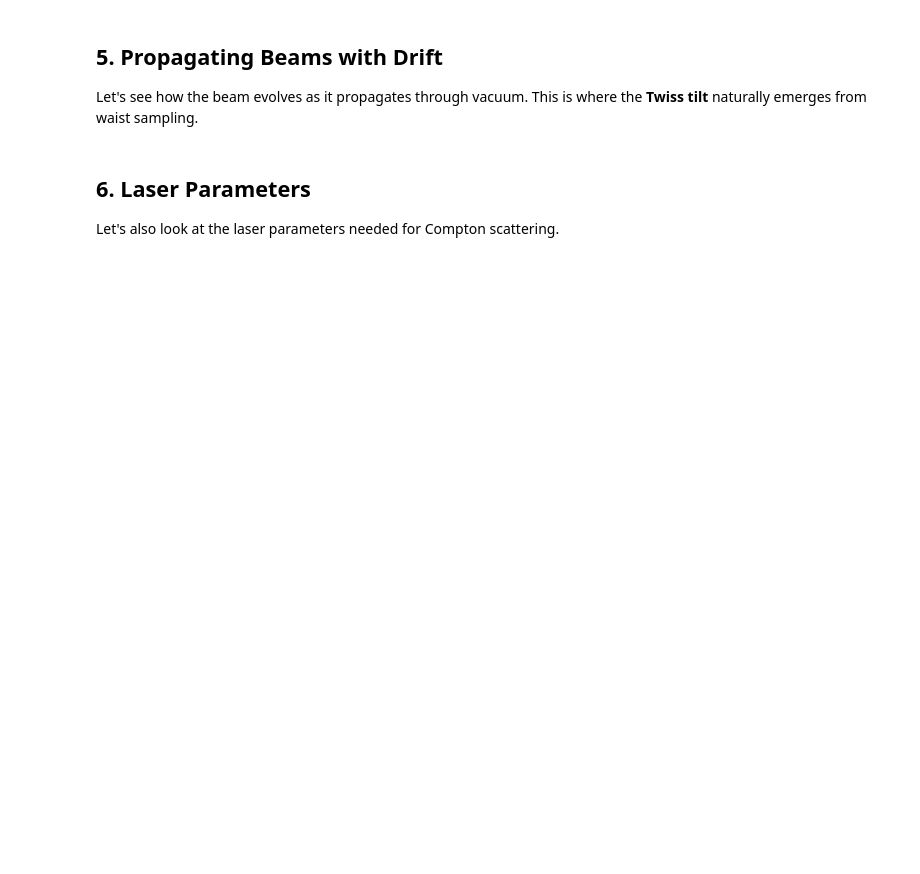
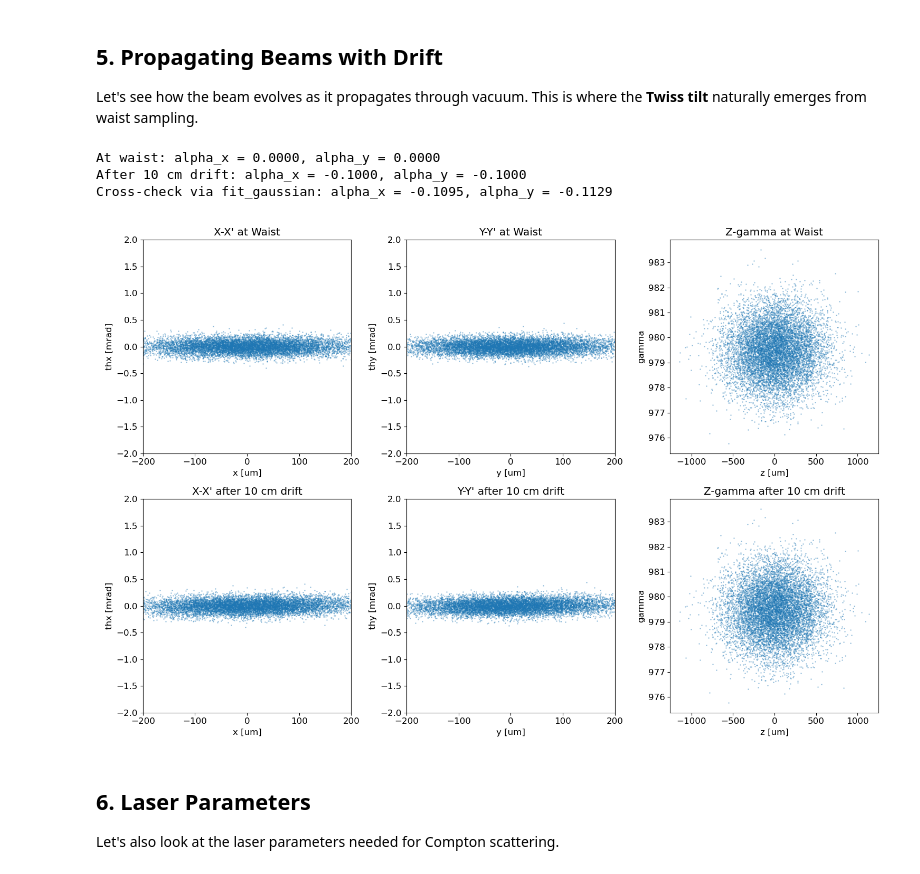
Before and after one commit to blendersamsonov/Compton-Suite, a Jupyter notebook: sandbox_io_exploration.ipynb, the cells around one changed output. Cells and saved outputs as stored; diff of their text form; code cells hidden in the pictures; blank space fills up the shorter version.

```diff
--- a/sandbox_io_exploration.ipynb
+++ b/sandbox_io_exploration.ipynb
@@ -93,16 +97,24 @@ emit_x
 # %%
 import numpy as np
 import matplotlib.pyplot as plt
-from compton_suite.io.bunch import (
-    GaussianElectronBeam, MacroBunch, BeamFittedParams,
-    sample_gaussian_bunch, sample_gaussian_canonical,
-    fit_gaussian, fit_beam_full, drift,
-    beam_from_shared_fields
+
+from gammaforge.io.bunch import (
+    GaussianElectronBeam, sample_gaussian_bunch, sample_gaussian_canonical,
+    fit_gaussian, drift,
 )
-from compton_suite.io.constants import MEC2_EV, E_CHARGE, C_LIGHT
-from compton_suite.io.laser import GaussianParaxialLaser, a0_from_fields, focal_radii_m
-from compton_suite.io.collision import build_params
+from gammaforge.io.units import (
+    MEC2_EV, E_CHARGE, C_LIGHT, HBAR_Q,
+    PhysicalQuantity, PhysicalMeaning, NoConvention, WidthConvention, TimeConvention,
+)
+from gammaforge.io.laser import GaussianParaxialLaser
+from gammaforge.models.analytical import estimate_yield, estimate_spectrum_width, angle_integrated_spectrum
 
 # Plotting style
 plt.rcParams['figure.figsize'] = (10, 6)
 plt.rcParams['font.size'] = 12
+
+
+def pq(value, unit, meaning, convention=NoConvention.PLAIN):
+    """Shortcut to build a PhysicalQuantity -- same pattern the GUI uses
+    at its own boundary (gui/app.py's `_pq`), no shared factory function."""
+    return PhysicalQuantity(value, unit, meaning, convention)
@@ -273,18 +341,22 @@ Let's see how the beam evolves as it propagates through vacuum. This is where th
 # Sample at waist
 rng2 = np.random.default_rng(123)
 bunch_waist = sample_gaussian_canonical(beam_high_energy, 10000, rng=rng2)
+print(f"At waist: alpha_x = {bunch_waist.gaussian_fit.alpha_x:.4f}, "
+      f"alpha_y = {bunch_waist.gaussian_fit.alpha_y:.4f}")
 
-# Fit at waist
-params_waist = fit_beam_full(bunch_waist)
-print(f"At waist: alpha_x = {params_waist.alpha_x:.4f}, alpha_y = {params_waist.alpha_y:.4f}")
-
-# Drift 10 cm
+# Drift 10 cm -- drift() analytically updates the attached gaussian_fit's
+# alpha_x/alpha_y in lockstep with the macroparticles (closed-form
+# Twiss-drift relation), no refit needed
 L = 0.1  # 10 cm
 bunch_drifted = drift(bunch_waist, L)
+print(f"After {L*100:.0f} cm drift: alpha_x = {bunch_drifted.gaussian_fit.alpha_x:.4f}, "
+      f"alpha_y = {bunch_drifted.gaussian_fit.alpha_y:.4f}")
 
-# Fit after drift
-params_drifted = fit_beam_full(bunch_drifted)
-print(f"After {L*100:.0f} cm drift: alpha_x = {params_drifted.alpha_x:.4f}, alpha_y = {params_drifted.alpha_y:.4f}")
+# Cross-check: an independent fit_gaussian() on the drifted macroparticles
+# should agree with the analytically-updated gaussian_fit above
+refit_drifted = fit_gaussian(bunch_drifted)
+print(f"Cross-check via fit_gaussian: alpha_x = {refit_drifted.alpha_x:.4f}, "
+      f"alpha_y = {refit_drifted.alpha_y:.4f}")
 
 # Visualize the evolution
 fig, axes = plt.subplots(2, 3, figsize=(15, 10))
@@ -304,33 +376,38 @@ axes[0, 1].set_title('Y-Y\' at Waist')
 axes[0, 1].set_xlim(-200, 200)
 axes[0, 1].set_ylim(-2, 2)
 
 axes[0, 2].scatter(bunch_waist.z * 1e6, bunch_waist.gamma, s=1, alpha=0.3)
 axes[0, 2].set_xlabel('z [um]')
 axes[0, 2].set_ylabel('gamma')
 axes[0, 2].set_title('Z-gamma at Waist')
 
 # After drift
 axes[1, 0].scatter(bunch_drifted.x * 1e6, bunch_drifted.thx * 1e3, s=1, alpha=0.3)
 axes[1, 0].set_xlabel('x [um]')
 axes[1, 0].set_ylabel('thx [mrad]')
 axes[1, 0].set_title(f'X-X\' after {L*100:.0f} cm drift')
 axes[1, 0].set_xlim(-200, 200)
 axes[1, 0].set_ylim(-2, 2)
 
 axes[1, 1].scatter(bunch_drifted.y * 1e6, bunch_drifted.thy * 1e3, s=1, alpha=0.3)
 axes[1, 1].set_xlabel('y [um]')
 axes[1, 1].set_ylabel('thy [mrad]')
 axes[1, 1].set_title(f'Y-Y\' after {L*100:.0f} cm drift')
 axes[1, 1].set_xlim(-200, 200)
 axes[1, 1].set_ylim(-2, 2)
 
 axes[1, 2].scatter(bunch_drifted.z * 1e6, bunch_drifted.gamma, s=1, alpha=0.3)
 axes[1, 2].set_xlabel('z [um]')
 axes[1, 2].set_ylabel('gamma')
 axes[1, 2].set_title(f'Z-gamma after {L*100:.0f} cm drift')
 
 plt.tight_layout()
 plt.show()
+# %% [output]
+At waist: alpha_x = 0.0000, alpha_y = 0.0000
+After 10 cm drift: alpha_x = -0.1000, alpha_y = -0.1000
+Cross-check via fit_gaussian: alpha_x = -0.1095, alpha_y = -0.1129
+[figure, added]
 # %% [markdown]
 ## 6. Laser Parameters
 
```
Also changed, not shown: parts of 24 cells of this notebook, 16 other files.
